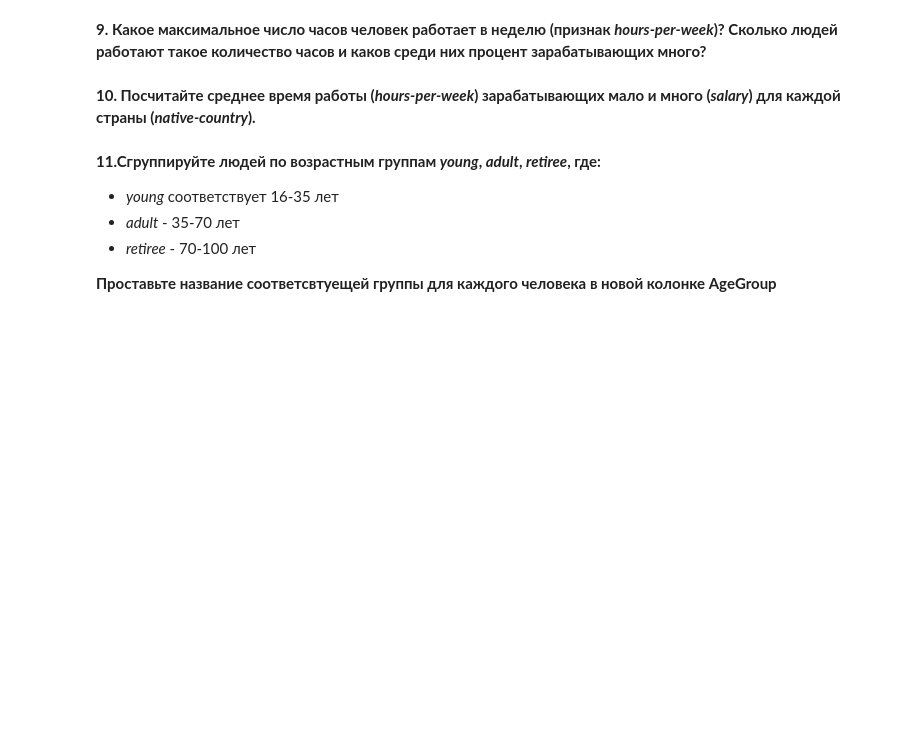
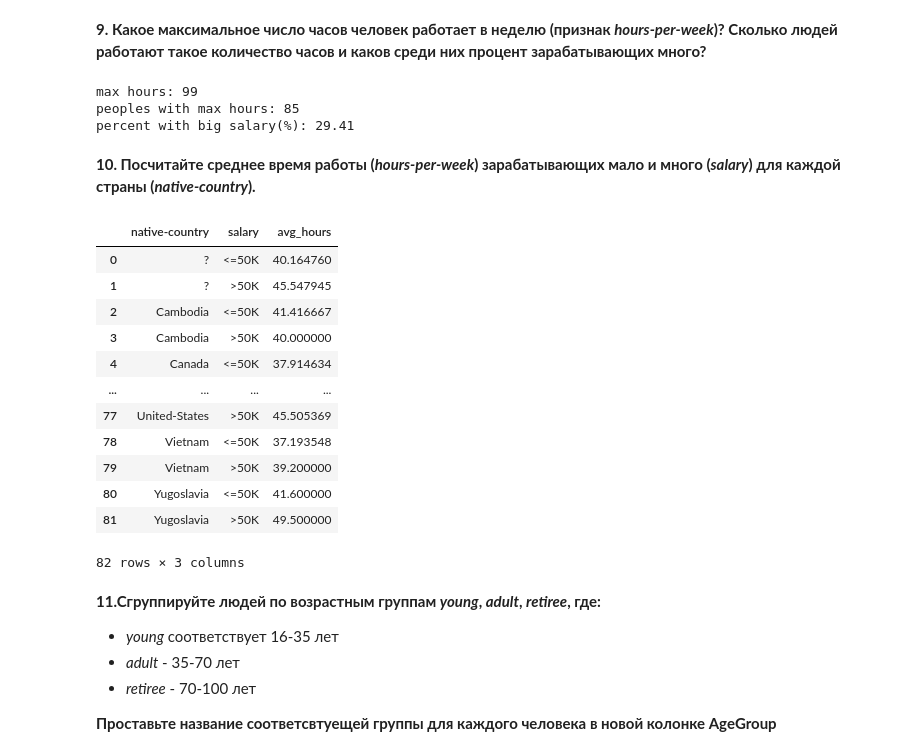
Before and after one commit to mdl81/pandas_numpy_tasks, a Jupyter notebook: assignment_pandas.ipynb, the cells around one changed output. Cells and saved outputs as stored; diff of their text form; code cells hidden in the pictures; blank space fills up the shorter version.

```diff
--- a/assignment_pandas.ipynb
+++ b/assignment_pandas.ipynb
@@ -107,2 +114,14 @@ data.groupby(['race', 'sex'])['age'].describe()
+# %%
+max_hours = data['hours-per-week'].max()
+peoples_with_max_hours = len(data[data['hours-per-week'] == max_hours])
+peoples_with_max_hours_and_big_salary = len(data[(data['hours-per-week'] == max_hours) & (data.salary == '>50K')])
+
+print('max hours:', max_hours, '\n'
+      'peoples with max hours:', peoples_with_max_hours, '\n'
+      'percent with big salary(%):', round(peoples_with_max_hours_and_big_salary * 100/peoples_with_max_hours, 2))
+# %% [output]
+max hours: 99
+peoples with max hours: 85
+percent with big salary(%): 29.41
 # %% [markdown]
 **10. Посчитайте среднее время работы (*hours-per-week*) зарабатывающих мало и много (*salary*) для каждой страны (*native-country*).**
@@ -111,3 +128,21 @@ data.groupby(['race', 'sex'])['age'].describe()
+# %%
+data.groupby(['native-country', 'salary'], as_index=False).agg({'hours-per-week' : 'mean'}) \
+    .rename(columns={'hours-per-week' : 'avg_hours'}) \
+    .sort_values('native-country')
+# %% [output]
+|  | native-country | salary | avg_hours |
+| 0 | ? | <=50K | 40.164760 |
+| 1 | ? | >50K | 45.547945 |
+| 2 | Cambodia | <=50K | 41.416667 |
+| 3 | Cambodia | >50K | 40.000000 |
+| 4 | Canada | <=50K | 37.914634 |
+| ... | ... | ... | ... |
+| 77 | United-States | >50K | 45.505369 |
+| 78 | Vietnam | <=50K | 37.193548 |
+| 79 | Vietnam | >50K | 39.200000 |
+| 80 | Yugoslavia | <=50K | 41.600000 |
+| 81 | Yugoslavia | >50K | 49.500000 |
+82 rows × 3 columns
 # %% [markdown]
 **11.Сгруппируйте людей по возрастным группам *young*, *adult*, *retiree*, где:**
 * *young* соответствует 16-35 лет
```
Also changed, not shown: parts of 12 cells of this notebook.
